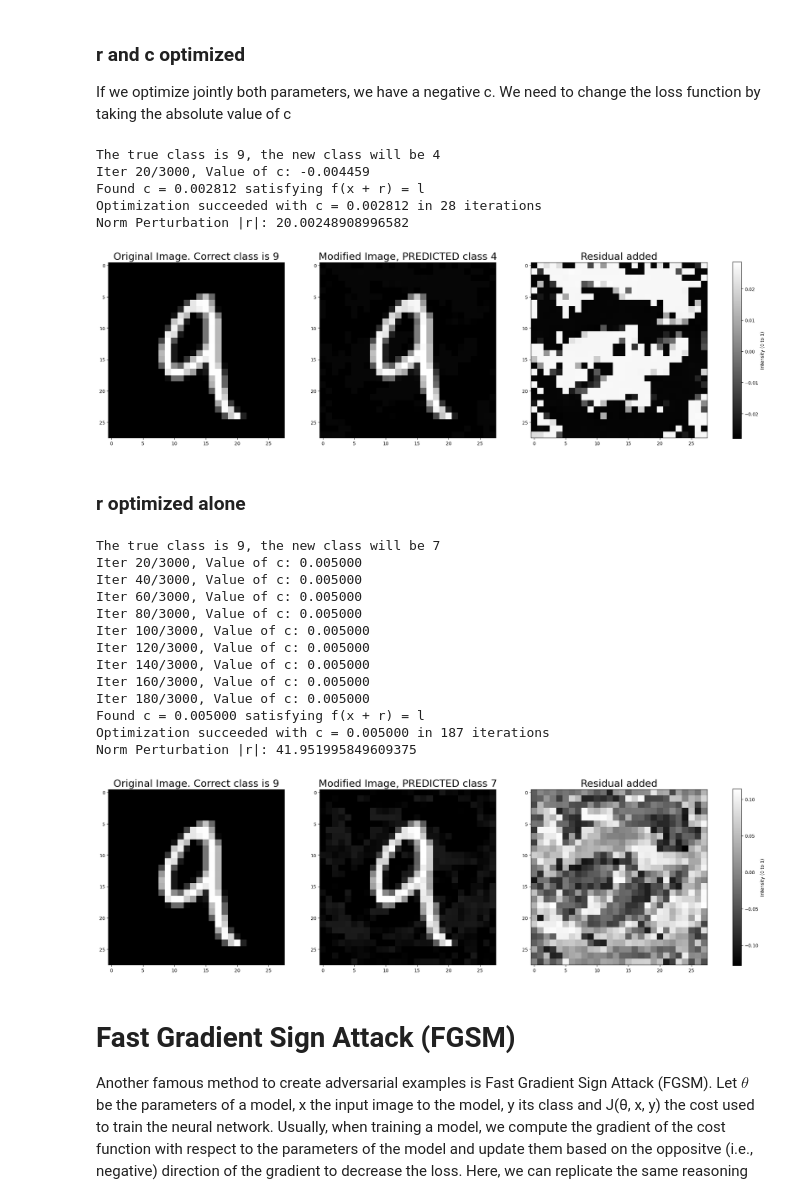
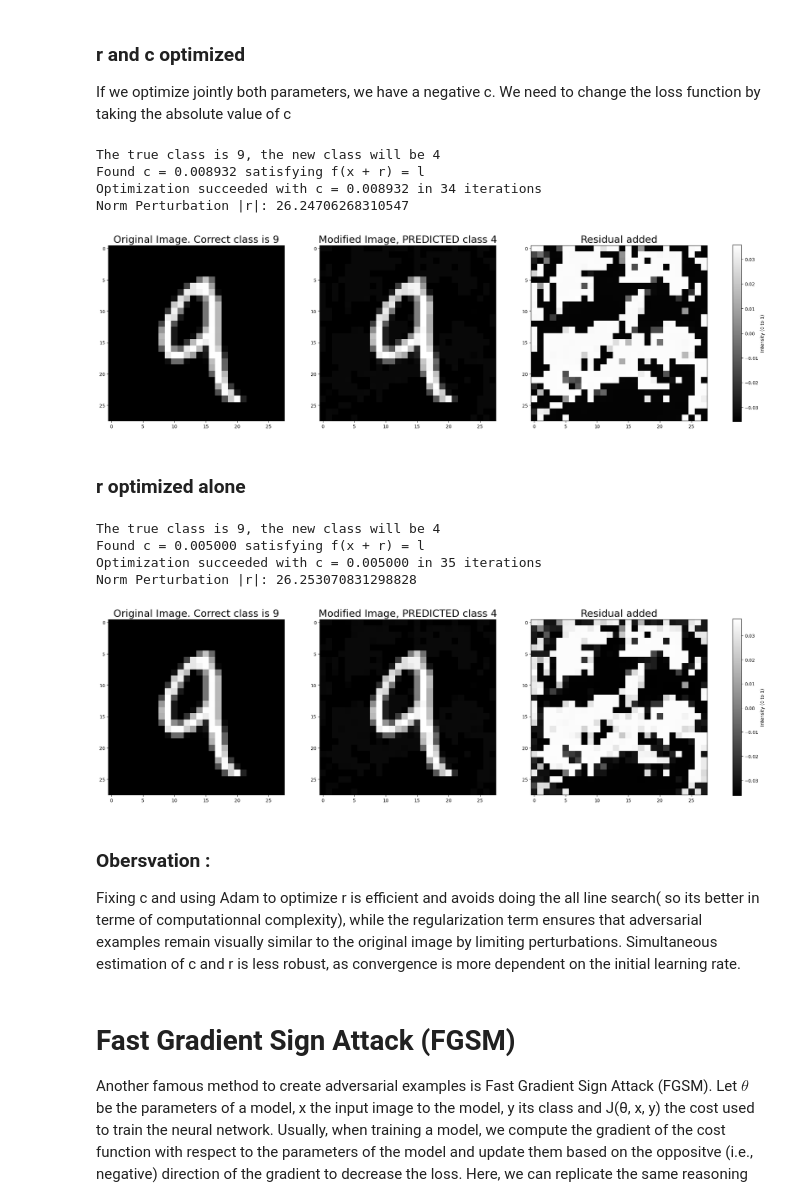
Before and after one commit to arazig/Representation-Learning-for-CV-and-Medical-Imaging, a Jupyter notebook: IntriguingProperties1.ipynb, the cells around one changed output. Cells and saved outputs as stored; diff of their text form; code cells hidden in the pictures.

```diff
--- a/IntriguingProperties1.ipynb
+++ b/IntriguingProperties1.ipynb
@@ -293,9 +255,10 @@ Accuracy of test images: 80.250000 %
 # %%
-hidden_sizes =[3,150]
+hidden_sizes =[300,70]
+num_epochs_test = 10
 
 model = FullyConnectedNet(input_size, hidden_sizes, output_size).to(device)
 optimizer = optim.Adam(model.parameters(), lr=learning_rate, weight_decay=weight_decay)
 
-training(model, train_loader, optimizer, num_epochs, loss_model)
+training(model, train_loader, optimizer, num_epochs_test, loss_model)
 evaluation(model, test_loader)
 # %% [output]
@@ -398,7 +369,7 @@ More info here: https://pytorch.org/docs/stable/optim.html
 # %%
 testI=testI.to(device)
 r = torch.zeros_like(testI, requires_grad=True, device=device)  # Initialize r as zero
-label= testY-1 # manually chosen target class label different from true one
+label= testY-7 # manually chosen target class label different from true one
 l = torch.tensor([label]).to(device)
 l = l.view(1) # to have a batch size equal to 1 and work with CrossEntropy loss
 print(f"The true class is {testY}, the new class will be {l[0]}")
@@ -443,7 +414,7 @@ while (c <= max_c) and (iter <= max_iter_search):
         iter=iter+1
 
     # If not satisfied, increase c
-    c = c + 0.00001 # Adjust step size for line search
+    c = c * 1.02 # Adjust step size for line search
     if (iter) % 20 == 0:
         print(f'Iter {iter}/{max_iter_search}, Value of c: {c:.6f}')
 
@@ -502,15 +466,15 @@ Furthermore, check the cross-network performance. This means:
 Which conclusions can you draw from these results ? Please comment on that.
 # %%
 # MODELS TO BE TESTED :
-hidden_sizes =[5,50]
-model_5_50 = FullyConnectedNet(input_size, hidden_sizes, output_size).to(device)
-optimizer = optim.Adam(model_5_50.parameters(), lr=learning_rate, weight_decay=weight_decay)
-training(model_5_50, train_loader, optimizer, num_epochs, loss_model,verbose=False)
+hidden_sizes =[200]
+model_200 = FullyConnectedNet(input_size, hidden_sizes, output_size).to(device)
+optimizer = optim.Adam(model_200.parameters(), lr=learning_rate, weight_decay=weight_decay)
+training(model_200, train_loader, optimizer, num_epochs, loss_model,verbose=False)
 
-hidden_sizes =[3,150]
-model_3_150 = FullyConnectedNet(input_size, hidden_sizes, output_size).to(device)
-optimizer = optim.Adam(model_3_150.parameters(), lr=learning_rate, weight_decay=weight_decay)
-training(model_3_150, train_loader, optimizer, num_epochs, loss_model, verbose=False)
+hidden_sizes =[150,150]
+model_2_150 = FullyConnectedNet(input_size, hidden_sizes, output_size).to(device)
+optimizer = optim.Adam(model_2_150.parameters(), lr=learning_rate, weight_decay=weight_decay)
+training(model_2_150, train_loader, optimizer, num_epochs, loss_model, verbose=False)
 # %%
 def product_adversarial_instance(model, model2, verbose = False) :
 
@@ -684,7 +649,6 @@ def objective(c, r, x, l):
     return term1 + term2
 
 
-# Line search to find the minimum c > 0
 c = initial_c
 c = torch.tensor([c]).to(device)
 c = torch.nn.Parameter(c)
@@ -701,9 +665,8 @@ while (c <= max_c) and (iter <= max_iter_search):
     optimizerAdam.step(closure)
 
 
-    # Evaluate the condition f(x + r) = l
     with torch.no_grad():
-        x_r = torch.clamp(testI + r, 0, 1)  # Ensure x + r ∈ [0, 1]^m
+        x_r = torch.clamp(testI + r, 0, 1)
         pred = model(x_r)
         predicted_label = torch.argmax(pred, dim=1)
 
@@ -714,9 +677,6 @@ while (c <= max_c) and (iter <= max_iter_search):
         break
     else:
         iter=iter+1
-
-    if (iter) % 20 == 0:
-        print(f'Iter {iter}/{max_iter_search}, Value of c: {c.item():.6f}')
 
 if (c > max_c) or (iter > max_iter_search):
     print("Failed to find c satisfying f(x + r) = l within the maximum limit of c and max number of iter.")
@@ -733,17 +693,16 @@ else:
     plot_results(testI, r, x_r, testY, l, fail=False)
 # %% [output]
 The true class is 9, the new class will be 4
-Iter 20/3000, Value of c: -0.004459
-Found c = 0.002812 satisfying f(x + r) = l
-Optimization succeeded with c = 0.002812 in 28 iterations
-Norm Perturbation |r|: 20.00248908996582
+Found c = 0.008932 satisfying f(x + r) = l
+Optimization succeeded with c = 0.008932 in 34 iterations
+Norm Perturbation |r|: 26.24706268310547
-[figure, old version]
+[figure, new version]
 # %% [markdown]
 ### r optimized alone
 # %%
 testI=testI.to(device)
 r = torch.zeros_like(testI, requires_grad=True, device=device)  # Initialize r as zero
-label= testY-2 # manually chosen target class label different from true one
+label= testY-5 # manually chosen target class label different from true one
 l = torch.tensor([label]).to(device)
 l=l.to(device)
 l = l.view(1) # to have a batch size equal to 1 and work with CrossEntropy loss
@@ -775,48 +734,40 @@ while (c <= max_c) and (iter <= max_iter_search):
     # Evaluate the condition f(x + r) = l
     with torch.no_grad():
         x_r = torch.clamp(testI + r, 0, 1)  # Ensure x + r ∈ [0, 1]^m
         pred = model(x_r)
         predicted_label = torch.argmax(pred, dim=1)
 
     # Check if the condition f(x + r) = l is satisfied
     if predicted_label == l:
         print(f"Found c = {c:.6f} satisfying f(x + r) = l")
         iter=iter+1
         break
     else:
         iter=iter+1
 
-    if (iter) % 20 == 0:
-        print(f'Iter {iter}/{max_iter_search}, Value of c: {c:.6f}')
 
 if (c > max_c) or (iter > max_iter_search):
     print("Failed to find c satisfying f(x + r) = l within the maximum limit of c and max number of iter.")
     #print(f"Perturbation r: {r}")
     print(f"Norm Perturbation |r|: {torch.norm(r, p=1)}")
 
     plot_results(testI, r, x_r, testY, l, fail=True)
 
 else:
     print(f"Optimization succeeded with c = {c:.6f} in {iter} iterations")
     #print(f"Perturbation r: {r}")
     print(f"Norm Perturbation |r|: {torch.norm(r, p=1)}")
 
     plot_results(testI, r, x_r, testY, l, fail=False)
 # %% [output]
-The true class is 9, the new class will be 7
-Iter 20/3000, Value of c: 0.005000
-Iter 40/3000, Value of c: 0.005000
-Iter 60/3000, Value of c: 0.005000
-Iter 80/3000, Value of c: 0.005000
-Iter 100/3000, Value of c: 0.005000
-Iter 120/3000, Value of c: 0.005000
-Iter 140/3000, Value of c: 0.005000
-Iter 160/3000, Value of c: 0.005000
-Iter 180/3000, Value of c: 0.005000
+The true class is 9, the new class will be 4
 Found c = 0.005000 satisfying f(x + r) = l
-Optimization succeeded with c = 0.005000 in 187 iterations
-Norm Perturbation |r|: 41.951995849609375
+Optimization succeeded with c = 0.005000 in 35 iterations
+Norm Perturbation |r|: 26.253070831298828
-[figure, old version]
+[figure, new version]
+# %% [markdown]
+### Obersvation :
+Fixing c and using Adam to optimize r is efficient and avoids doing the all line search( so its better in terme of computationnal complexity), while the regularization term ensures that adversarial examples remain visually similar to the original image by limiting perturbations. Simultaneous estimation of c and r is less robust, as convergence is more dependent on the initial learning rate.
 # %% [markdown]
 # Fast Gradient Sign Attack (FGSM)
 
```
Also changed, not shown: parts of 19 cells of this notebook.
